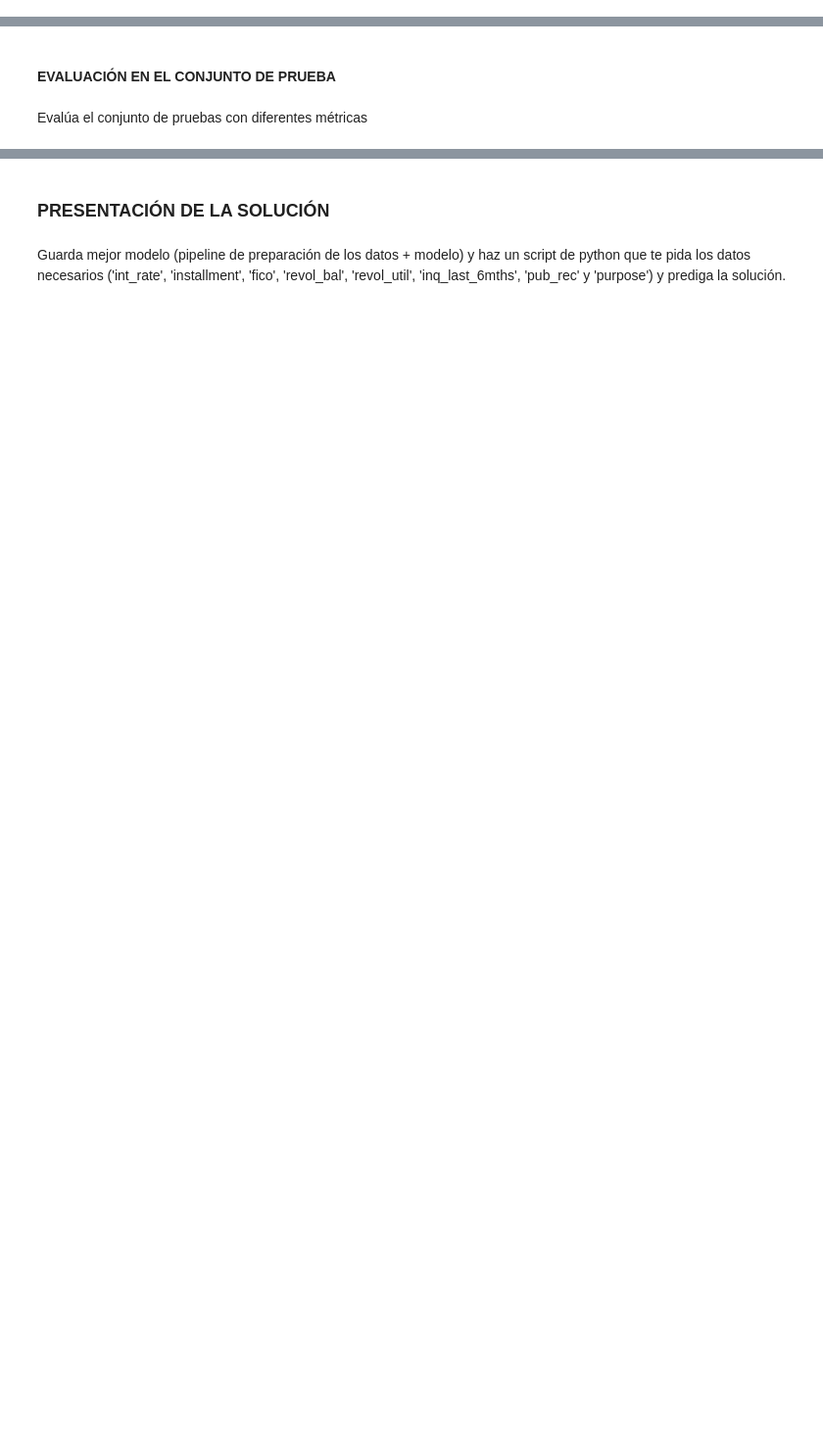
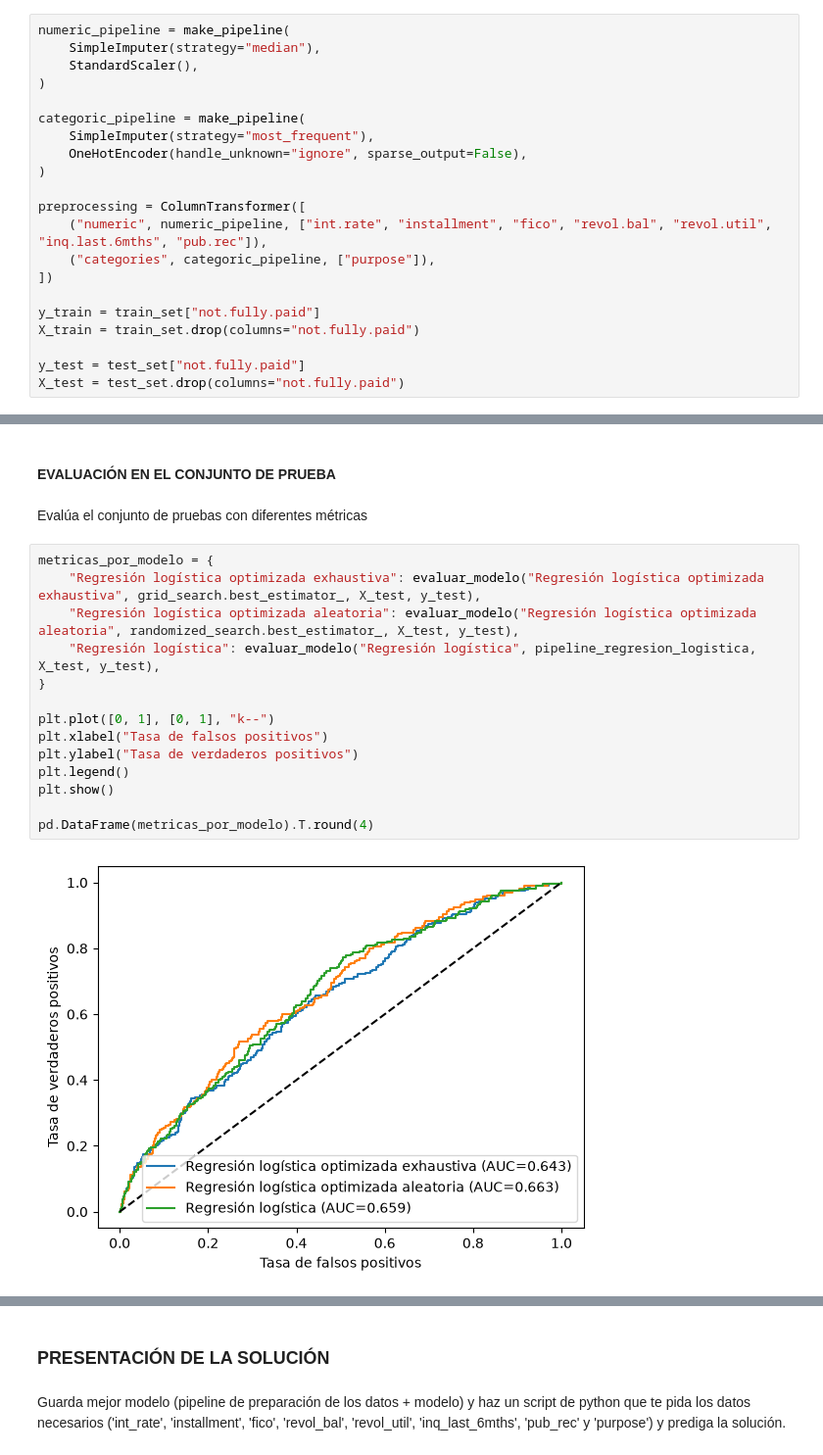
Before and after one commit to Raumeco/IABD-SAPA-Aprendizaje_supervisado, a Jupyter notebook: 2_8Ejercicios.ipynb, the cells around one changed output, grey strips where cells are left out. Shown at 98% size. Saved outputs shown, nothing was run; the diff lists cells and outputs as text; blank space fills up the shorter version.

```diff
--- a/2_8Ejercicios.ipynb
+++ b/2_8Ejercicios.ipynb
@@ -141,3 +135,24 @@ train_set, test_set = train_test_split(loan_data, train_size=0.85, stratify=loan
+# %%
+numeric_pipeline = make_pipeline(
+    SimpleImputer(strategy="median"),
+    StandardScaler(),
+)
+
+categoric_pipeline = make_pipeline(
+    SimpleImputer(strategy="most_frequent"),
+    OneHotEncoder(handle_unknown="ignore", sparse_output=False),
+)
+
+preprocessing = ColumnTransformer([
+    ("numeric", numeric_pipeline, ["int.rate", "installment", "fico", "revol.bal", "revol.util", "inq.last.6mths", "pub.rec"]),
+    ("categories", categoric_pipeline, ["purpose"]),
+])
+
+y_train = train_set["not.fully.paid"]
+X_train = train_set.drop(columns="not.fully.paid")
+
+y_test = test_set["not.fully.paid"]
+X_test = test_set.drop(columns="not.fully.paid")
 # %% [markdown]
 ### ENTRENAMIENTO Y EVALUACIÓN DEL MODELO
 # %% [markdown]
@@ -158,3 +296,19 @@ Usa búsqueda exhaustiva o búsqueda aleatoria para optimizar el mejor modelo de
 #### EVALUACIÓN EN EL CONJUNTO DE PRUEBA
 # %% [markdown]
 Evalúa el conjunto de pruebas con diferentes métricas
+# %%
+metricas_por_modelo = {
+    "Regresión logística optimizada exhaustiva": evaluar_modelo("Regresión logística optimizada exhaustiva", grid_search.best_estimator_, X_test, y_test),
+    "Regresión logística optimizada aleatoria": evaluar_modelo("Regresión logística optimizada aleatoria", randomized_search.best_estimator_, X_test, y_test),
+    "Regresión logística": evaluar_modelo("Regresión logística", pipeline_regresion_logistica, X_test, y_test),
+}
+
+plt.plot([0, 1], [0, 1], "k--")
+plt.xlabel("Tasa de falsos positivos")
+plt.ylabel("Tasa de verdaderos positivos")
+plt.legend()
+plt.show()
+
+pd.DataFrame(metricas_por_modelo).T.round(4)
+# %% [output]
+[figure, added]
```
Also changed, not shown: parts of 6 cells of this notebook, 1 other file.
